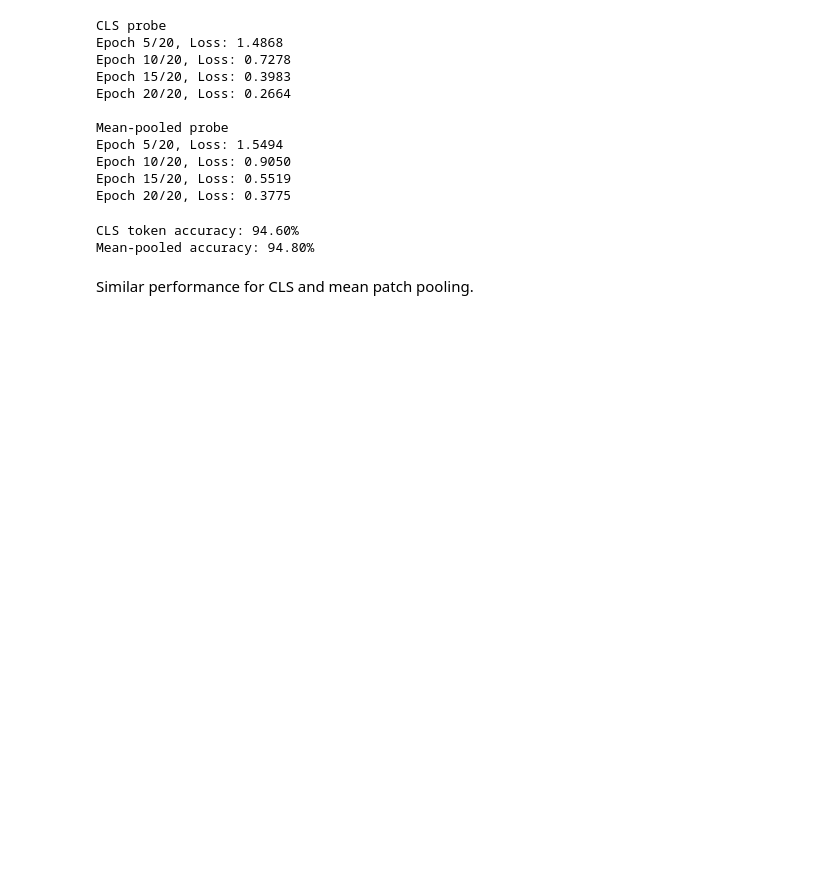
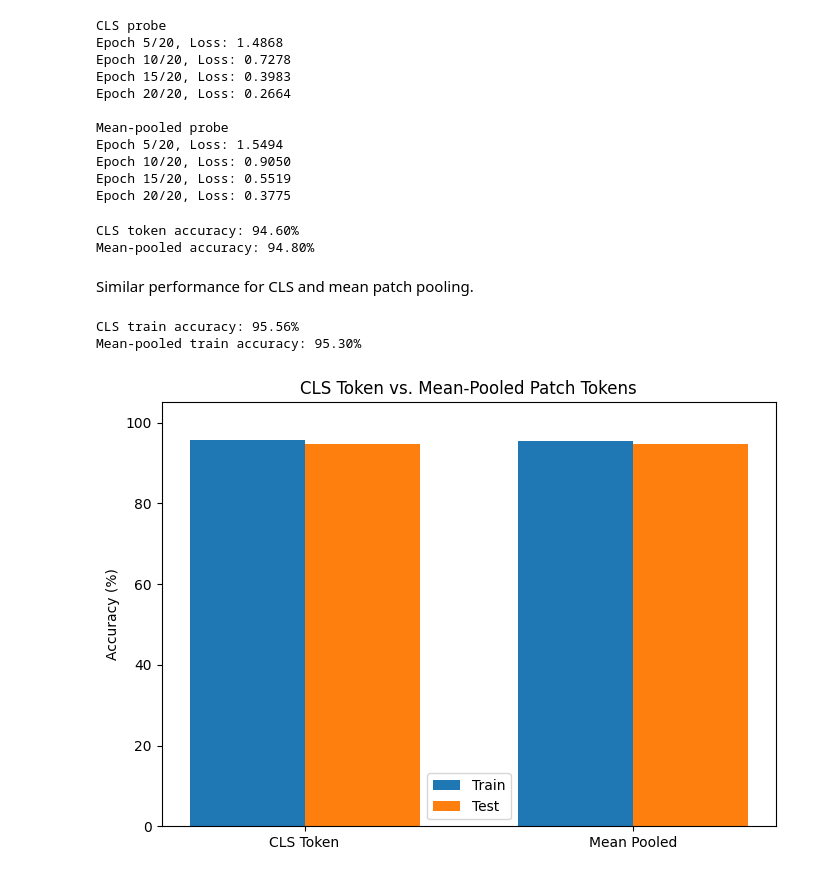
Before and after one commit to Zeeba1705/atml_PA0, a Jupyter notebook: Task2_ViT.ipynb, the cells around one changed output. Cells and saved outputs as stored; diff of their text form; code cells hidden in the pictures; blank space fills up the shorter version.

Commit message:
plotted graphs to compare training and test accuracies for both pooling strategies.

```diff
--- a/Task2_ViT.ipynb
+++ b/Task2_ViT.ipynb
@@ -591,3 +591,53 @@ CLS token accuracy: 94.60%
 Mean-pooled accuracy: 94.80%
 # %% [markdown]
 Similar performance for CLS and mean patch pooling.
+# %%
+train_cls_acc= eval_probe(cls_probe, train_cls,train_labels)
+
+train_mean_acc = eval_probe(mean_probe,train_mean,train_labels)
+
+print(f"CLS train accuracy: {train_cls_acc * 100:.2f}%")
+print(f"Mean-pooled train accuracy: {train_mean_acc* 100:.2f}%")
+# %% [output]
+CLS train accuracy: 95.56%
+Mean-pooled train accuracy: 95.30%
+# %%
+import matplotlib.pyplot as plt
+import numpy as np
+
+methods = ["CLS Token", "Mean Pooled"]
+
+train_accuracies = [train_cls_acc * 100,train_mean_acc* 100]
+
+test_accuracies = [cls_acc* 100,mean_acc* 100]
+
+x = np.arange(len(methods))
+width = 0.35
+
+fig, ax = plt.subplots(figsize=(7, 5))
+
+train_bars = ax.bar(
+    x - width/2,
+    train_accuracies,
+    width,
+    label="Train"
+)
+
+test_bars = ax.bar(
+    x + width/2,
+    test_accuracies,
+    width,
+    label="Test"
+)
+
+ax.set_ylabel("Accuracy (%)")
+ax.set_title("CLS Token vs. Mean-Pooled Patch Tokens")
+ax.set_xticks(x)
+ax.set_xticklabels(methods)
+ax.set_ylim(0, 105)
+ax.legend()
+
+plt.tight_layout()
+plt.show()
+# %% [output]
+[figure, added]
```
